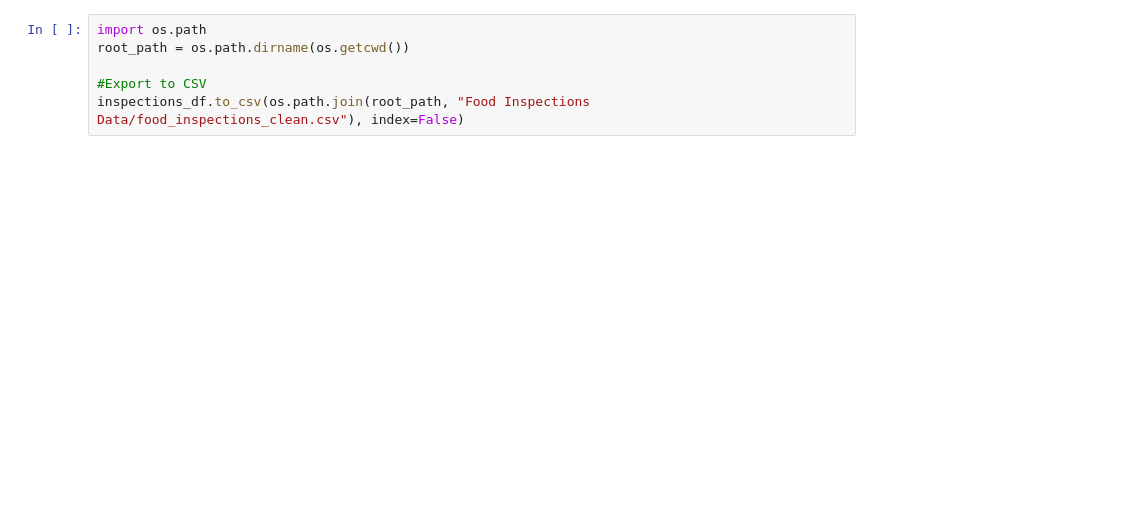
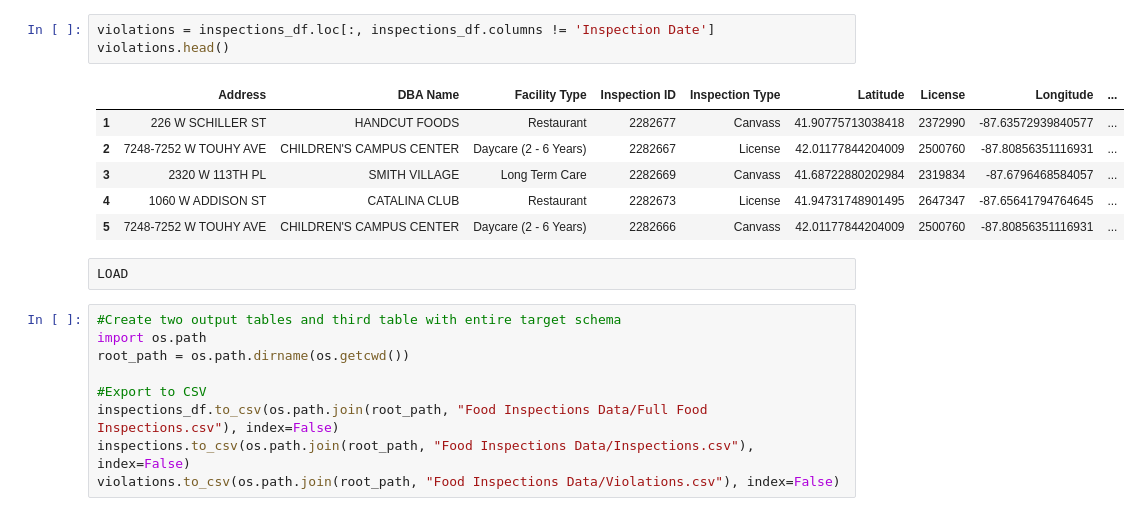
Before and after one commit to dtrakht/Data-Case-Study, a Jupyter notebook: Food Inspections Notebook.ipynb, the cells around one changed output. Saved outputs shown, nothing was run; the diff lists cells and outputs as text; blank space fills up the shorter version.

```diff
--- a/Food Inspections Notebook.ipynb
+++ b/Food Inspections Notebook.ipynb
@@ -90,6 +192,21 @@ violations = inspections_df.iloc['']
+# %%
+violations = inspections_df.loc[:, inspections_df.columns != 'Inspection Date']
+violations.head()
+# %% [output]
+|  | Address | DBA Name | Facility Type | Inspection ID | Inspection Type | Latitude | License | Longitude | ... |
+| 1 | 226 W SCHILLER ST | HANDCUT FOODS | Restaurant | 2282677 | Canvass | 41.90775713038418 | 2372990 | -87.63572939840577 | ... |
+| 2 | 7248-7252 W TOUHY AVE | CHILDREN'S CAMPUS CENTER | Daycare (2 - 6 Years) | 2282667 | License | 42.01177844204009 | 2500760 | -87.80856351116931 | ... |
+| 3 | 2320 W 113TH PL | SMITH VILLAGE | Long Term Care | 2282669 | Canvass | 41.68722880202984 | 2319834 | -87.6796468584057 | ... |
+| 4 | 1060 W ADDISON ST | CATALINA CLUB | Restaurant | 2282673 | License | 41.94731748901495 | 2647347 | -87.65641794764645 | ... |
+| 5 | 7248-7252 W TOUHY AVE | CHILDREN'S CAMPUS CENTER | Daycare (2 - 6 Years) | 2282666 | Canvass | 42.01177844204009 | 2500760 | -87.80856351116931 | ... |
+# %% [raw]
+LOAD
 # %%
+#Create two output tables and third table with entire target schema
 import os.path
 root_path = os.path.dirname(os.getcwd())
 
 #Export to CSV
-inspections_df.to_csv(os.path.join(root_path, "Food Inspections Data/food_inspections_clean.csv"), index=False)
+inspections_df.to_csv(os.path.join(root_path, "Food Inspections Data/Full Food Inspections.csv"), index=False)
+inspections.to_csv(os.path.join(root_path, "Food Inspections Data/Inspections.csv"), index=False)
+violations.to_csv(os.path.join(root_path, "Food Inspections Data/Violations.csv"), index=False)
```
Also changed, not shown: parts of 14 cells of this notebook.
